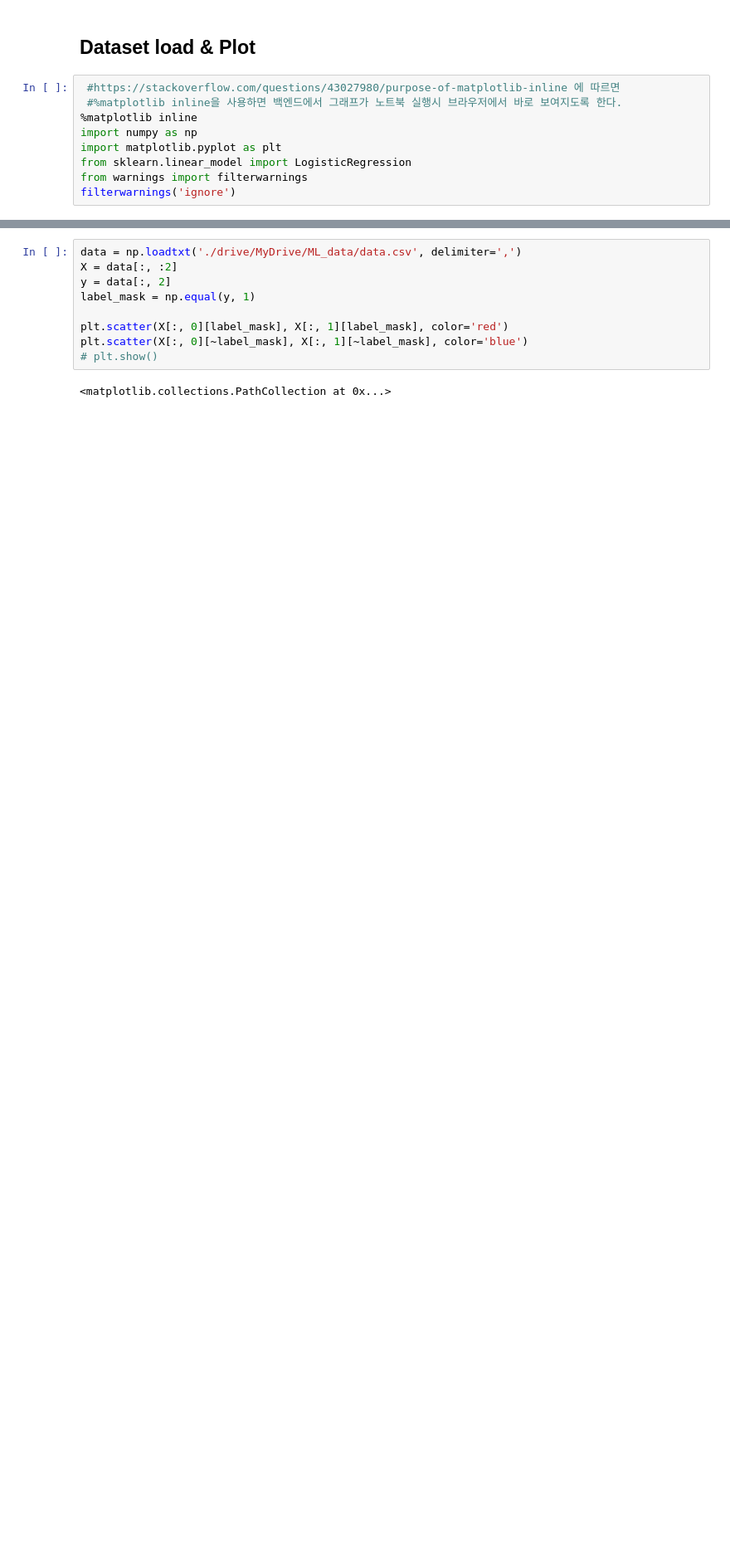
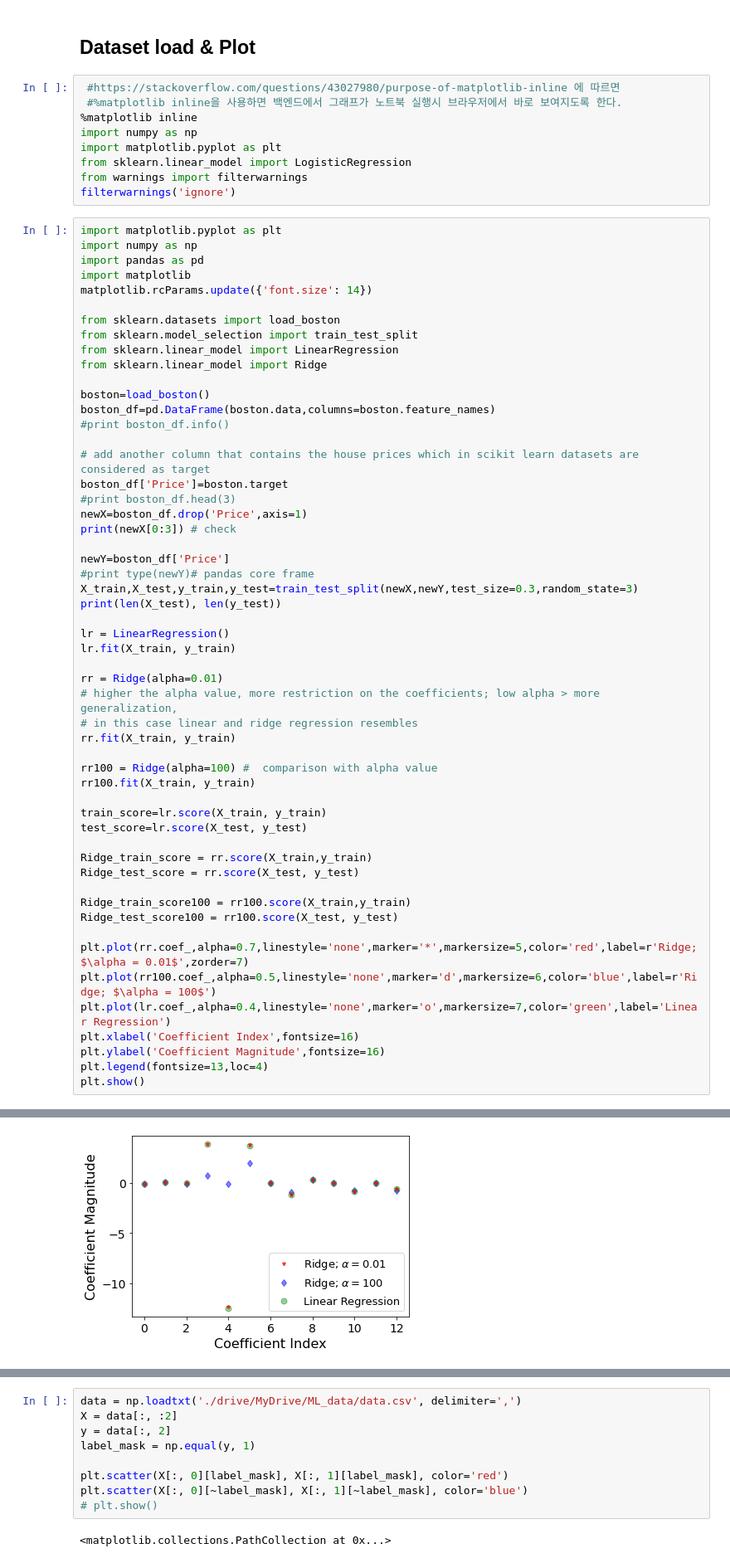
Before and after one commit to hois1998/ML, a Jupyter notebook: AS1_Logistic_Regression.ipynb, the cells around one changed output, grey strips where cells are left out. Shown at 83% size. Cells and saved outputs as stored; diff of their text form; blank space fills up the shorter version.

Commit message:
learn regularizer ridge

```diff
--- a/AS1_Logistic_Regression.ipynb
+++ b/AS1_Logistic_Regression.ipynb
@@ -11,3 +11,58 @@ import matplotlib.pyplot as plt
 from sklearn.linear_model import LogisticRegression
 from warnings import filterwarnings
 filterwarnings('ignore')
+# %%
+import matplotlib.pyplot as plt
+import numpy as np
+import pandas as pd
+import matplotlib
+matplotlib.rcParams.update({'font.size': 14})
+
+from sklearn.datasets import load_boston
+from sklearn.model_selection import train_test_split
+from sklearn.linear_model import LinearRegression
+from sklearn.linear_model import Ridge
+
+boston=load_boston()
+boston_df=pd.DataFrame(boston.data,columns=boston.feature_names)
+#print boston_df.info()
+
+# add another column that contains the house prices which in scikit learn datasets are considered as target
+boston_df['Price']=boston.target
+#print boston_df.head(3)
+newX=boston_df.drop('Price',axis=1)
+print(newX[0:3]) # check
+
+newY=boston_df['Price']
+#print type(newY)# pandas core frame
+X_train,X_test,y_train,y_test=train_test_split(newX,newY,test_size=0.3,random_state=3)
+print(len(X_test), len(y_test))
+
+lr = LinearRegression()
+lr.fit(X_train, y_train)
+
+rr = Ridge(alpha=0.01)
+# higher the alpha value, more restriction on the coefficients; low alpha > more generalization,
+# in this case linear and ridge regression resembles
+rr.fit(X_train, y_train)
+
+rr100 = Ridge(alpha=100) #  comparison with alpha value
+rr100.fit(X_train, y_train)
+
+train_score=lr.score(X_train, y_train)
+test_score=lr.score(X_test, y_test)
+
+Ridge_train_score = rr.score(X_train,y_train)
+Ridge_test_score = rr.score(X_test, y_test)
+
+Ridge_train_score100 = rr100.score(X_train,y_train)
+Ridge_test_score100 = rr100.score(X_test, y_test)
+
+plt.plot(rr.coef_,alpha=0.7,linestyle='none',marker='*',markersize=5,color='red',label=r'Ridge; $\alpha = 0.01$',zorder=7)
+plt.plot(rr100.coef_,alpha=0.5,linestyle='none',marker='d',markersize=6,color='blue',label=r'Ridge; $\alpha = 100$')
+plt.plot(lr.coef_,alpha=0.4,linestyle='none',marker='o',markersize=7,color='green',label='Linear Regression')
+plt.xlabel('Coefficient Index',fontsize=16)
+plt.ylabel('Coefficient Magnitude',fontsize=16)
+plt.legend(fontsize=13,loc=4)
+plt.show()
+# %% [output]
@@ -14,3 +76,4 @@ filterwarnings('ignore')
+[figure, added]
 # %%
 from google.colab import drive
 drive.mount('/content/drive')
```
Also changed, not shown: parts of 2 cells of this notebook.
